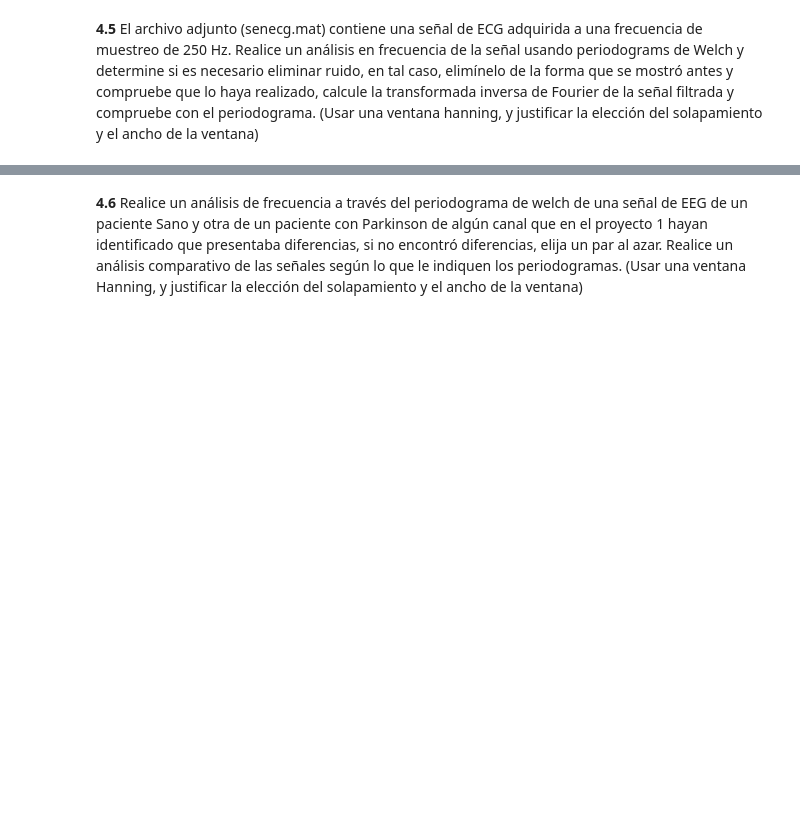
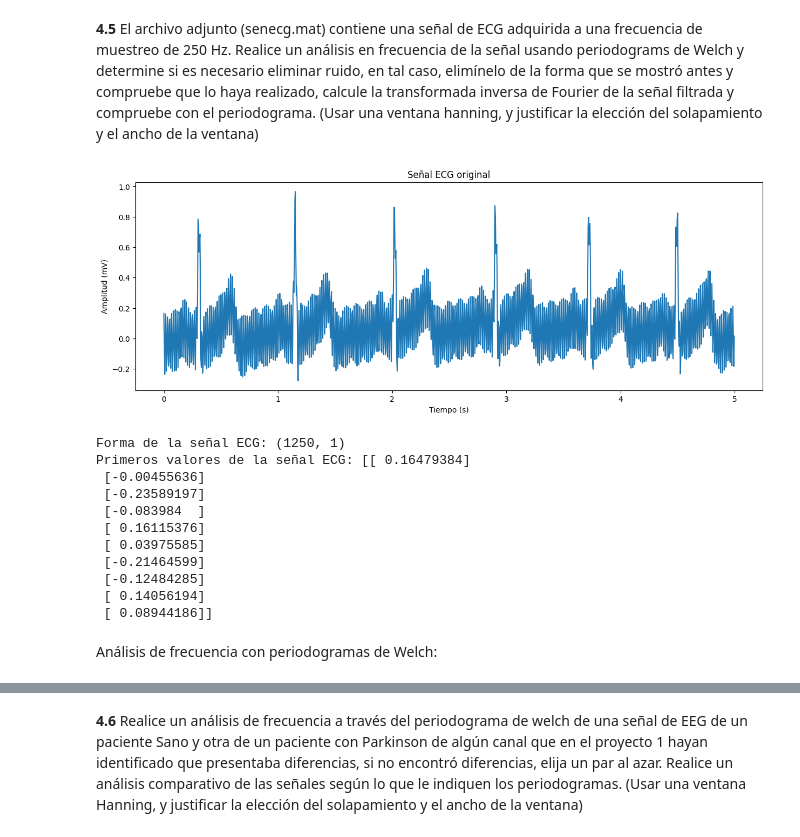
Before and after one commit to MateoOyuelaR19/LAB-BIOSE-ALES, a Jupyter notebook: 5_Analisis_en_frecuencia/practica5.ipynb, the cells around one changed output, grey strips where cells are left out. Drawn from its saved outputs; the diff is of its cells as text; code cells hidden in the pictures; blank space fills up the shorter version.

```diff
--- a/5_Analisis_en_frecuencia/practica5.ipynb
+++ b/5_Analisis_en_frecuencia/practica5.ipynb
@@ -87,3 +91,41 @@ plt.tight_layout()
 [figure]
 # %% [markdown]
 **4.5** El archivo adjunto (senecg.mat) contiene una señal de ECG adquirida a una frecuencia de muestreo de 250 Hz. Realice un análisis en frecuencia de la señal usando periodograms de Welch y determine si es necesario eliminar ruido, en tal caso, elimínelo de la forma que se mostró antes y compruebe que lo haya realizado, calcule la transformada inversa de Fourier de la señal filtrada y compruebe con el periodograma. (Usar una ventana hanning, y justificar la elección del solapamiento y el ancho de la ventana)
+# %%
+from scipy.io import loadmat
+from scipy.signal import welch
+from numpy import hanning
+import scipy.io as sio
+import scipy.signal as sp
+
+data = loadmat('senecg.mat')
+ecg_signal = data['ECG']
+fs = 250  # Frecuencia de muestreo (Hz)
+
+# Visualizar la señal ECG original
+plt.figure(figsize=(15, 5))
+plt.plot(np.arange(0, len(ecg_signal) / fs, 1 / fs), ecg_signal)
+plt.xlabel('Tiempo (s)')
+plt.ylabel('Amplitud (mV)')
+plt.title('Señal ECG original')
+plt.show()
+# Imprimir la forma de la señal para verificar su longitud
+print("Forma de la señal ECG:", ecg_signal.shape)
+
+# Imprimir los primeros valores de la señal para verificar su contenido
+print("Primeros valores de la señal ECG:", ecg_signal[:10])  # Imprime los primeros 10 valores como ejemplo
+# %% [output]
+[figure, added]
+Forma de la señal ECG: (1250, 1)
+Primeros valores de la señal ECG: [[ 0.16479384]
+ [-0.00455636]
+ [-0.23589197]
+ [-0.083984  ]
+ [ 0.16115376]
+ [ 0.03975585]
+ [-0.21464599]
+ [-0.12484285]
+ [ 0.14056194]
+ [ 0.08944186]]
+# %% [markdown]
+Análisis de frecuencia con periodogramas de Welch:
```
Also changed, not shown: parts of 10 cells of this notebook.
